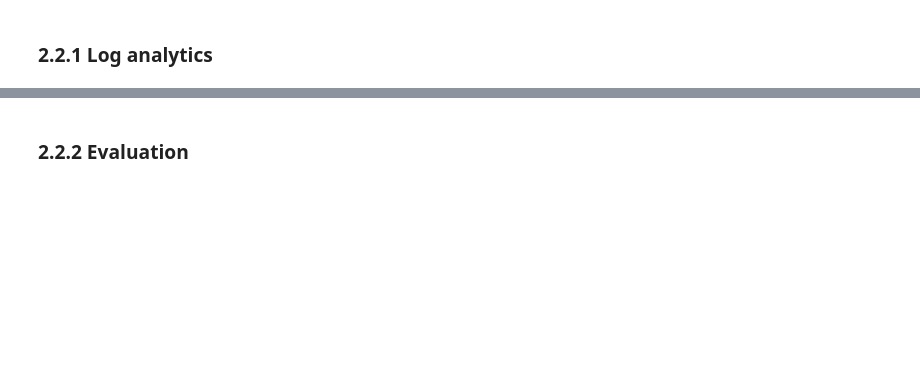
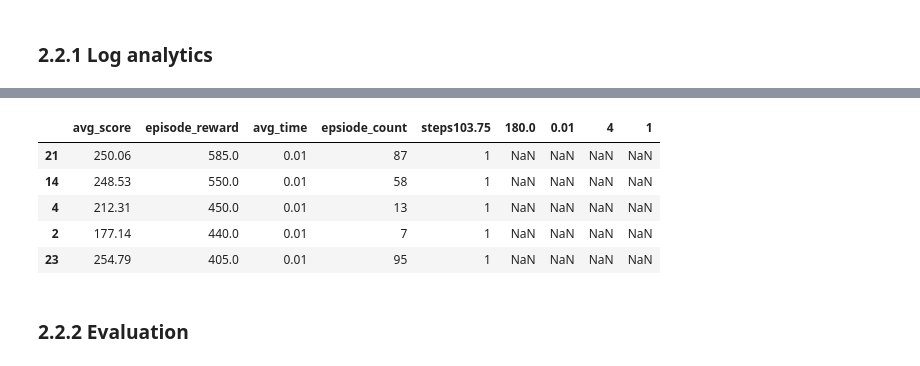
Before and after one commit to 4rn3/rl_school_project, a Jupyter notebook: space_invaders.ipynb, the cells around one changed output, grey strips where cells are left out. Drawn from its saved outputs; the diff is of its cells as text; code cells hidden in the pictures; blank space fills up the shorter version.

```diff
--- a/space_invaders.ipynb
+++ b/space_invaders.ipynb
@@ -551,3 +572,12 @@ ac_df.head()
+# %%
+ac_df.sort_values(by=["episode_reward"], ascending=False).head(5)
+# %% [output]
+|  | avg_score | episode_reward | avg_time | epsiode_count | steps103.75 | 180.0 | 0.01 | 4 | 1 |
+| 21 | 250.06 | 585.0 | 0.01 | 87 | 1 | NaN | NaN | NaN | NaN |
+| 14 | 248.53 | 550.0 | 0.01 | 58 | 1 | NaN | NaN | NaN | NaN |
+| 4 | 212.31 | 450.0 | 0.01 | 13 | 1 | NaN | NaN | NaN | NaN |
+| 2 | 177.14 | 440.0 | 0.01 | 7 | 1 | NaN | NaN | NaN | NaN |
+| 23 | 254.79 | 405.0 | 0.01 | 95 | 1 | NaN | NaN | NaN | NaN |
 # %% [markdown]
 ### 2.2.2 Evaluation
 # %%
```
Also changed, not shown: parts of 14 cells of this notebook.
